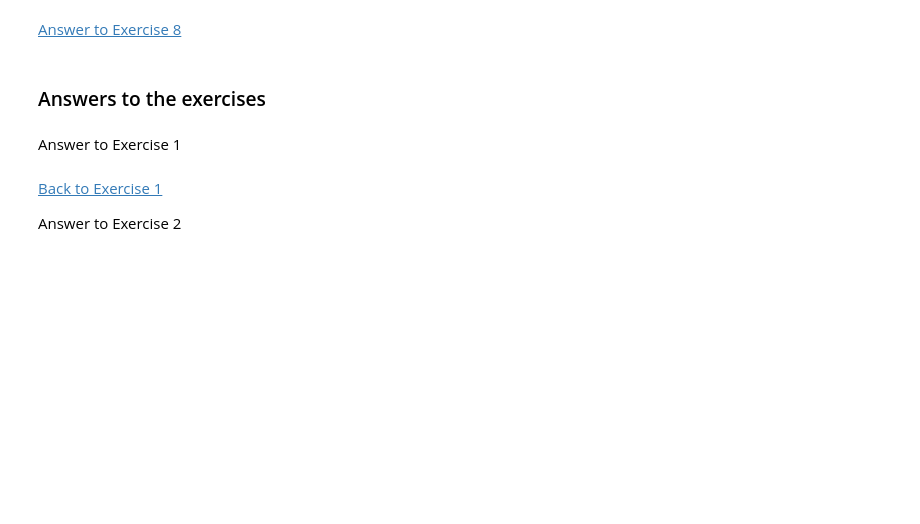
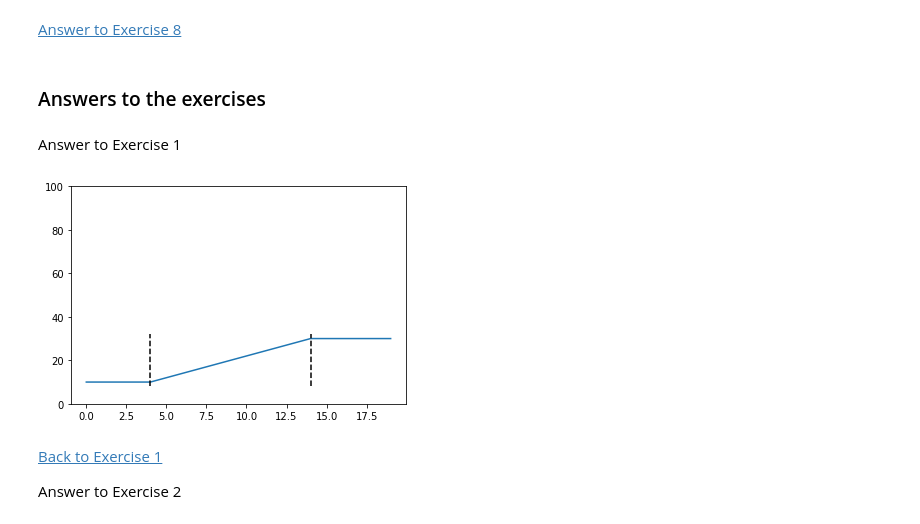
Before and after one commit to j3ffsilva/pucsp-students, a Jupyter notebook: engbio/2oano/2018/aula04/engbio-2018-2oano-a4.ipynb, the cells around one changed output. Drawn from its saved outputs; the diff is of its cells as text; code cells hidden in the pictures; blank space fills up the shorter version.

```diff
--- a/engbio/2oano/2018/aula04/engbio-2018-2oano-a4.ipynb
+++ b/engbio/2oano/2018/aula04/engbio-2018-2oano-a4.ipynb
@@ -260,12 +354,14 @@ In the code below, it is meant to give the last 5 values of the array `x` the va
 # %%
 x = np.zeros(20)
 x[:5] = 10
 x[5:15] = np.arange(12, 31, 2)
 x[15:] = 30
 plt.plot(x)
 plt.plot([4, 4], [8, 32],'k--')
 plt.plot([14, 14], [8, 32],'k--')
-plt.ylim(8, 32);
+plt.ylim(0, 100);
+# %% [output]
+[figure, added]
 # %% [markdown]
 <a href="#back1">Back to Exercise 1</a>
 
```
Also changed, not shown: parts of 21 cells of this notebook.
